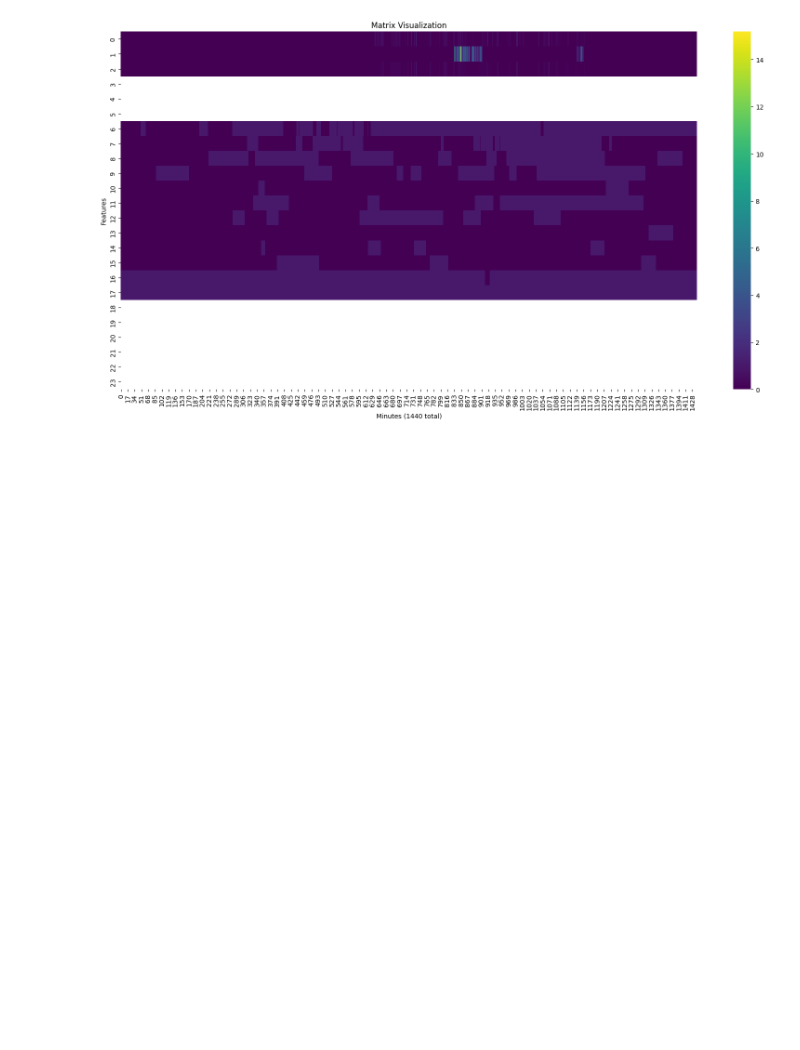
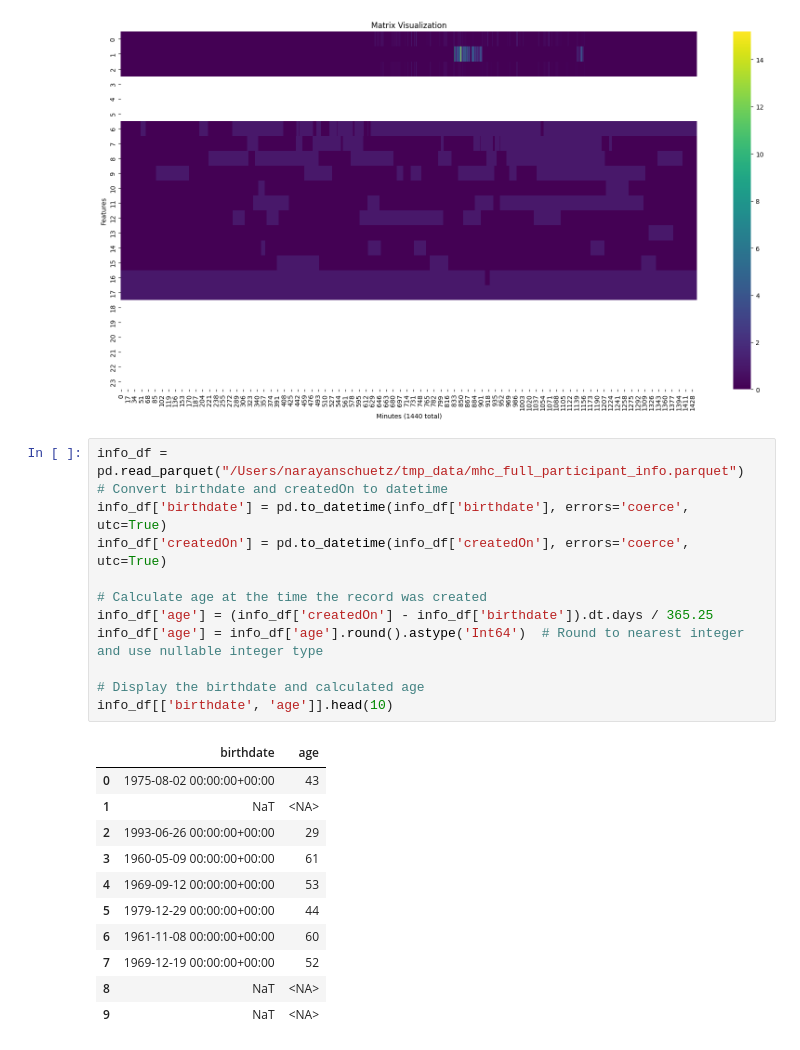
Before and after one commit to NarayanSchuetz/MHC_Dataset, a Jupyter notebook: exploration.ipynb, the cells around one changed output. Drawn from its saved outputs; the diff is of its cells as text; blank space fills up the shorter version.

```diff
--- a/exploration.ipynb
+++ b/exploration.ipynb
@@ -138,3 +138,27 @@ Min value (excluding NaN): 0.0
 Max value (excluding NaN): 15.184484481811523
 Mean value (excluding NaN): 0.34688815474510193
 [figure]
+# %%
+info_df = pd.read_parquet("/Users/narayanschuetz/tmp_data/mhc_full_participant_info.parquet")
+# Convert birthdate and createdOn to datetime
+info_df['birthdate'] = pd.to_datetime(info_df['birthdate'], errors='coerce', utc=True)
+info_df['createdOn'] = pd.to_datetime(info_df['createdOn'], errors='coerce', utc=True)
+
+# Calculate age at the time the record was created
+info_df['age'] = (info_df['createdOn'] - info_df['birthdate']).dt.days / 365.25
+info_df['age'] = info_df['age'].round().astype('Int64')  # Round to nearest integer and use nullable integer type
+
+# Display the birthdate and calculated age
+info_df[['birthdate', 'age']].head(10)
+# %% [output]
+|  | birthdate | age |
+| 0 | 1975-08-02 00:00:00+00:00 | 43 |
+| 1 | NaT | <NA> |
+| 2 | 1993-06-26 00:00:00+00:00 | 29 |
+| 3 | 1960-05-09 00:00:00+00:00 | 61 |
+| 4 | 1969-09-12 00:00:00+00:00 | 53 |
+| 5 | 1979-12-29 00:00:00+00:00 | 44 |
+| 6 | 1961-11-08 00:00:00+00:00 | 60 |
+| 7 | 1969-12-19 00:00:00+00:00 | 52 |
+| 8 | NaT | <NA> |
+| 9 | NaT | <NA> |
```
Also changed, not shown: parts of 2 cells of this notebook, 6 other files.
